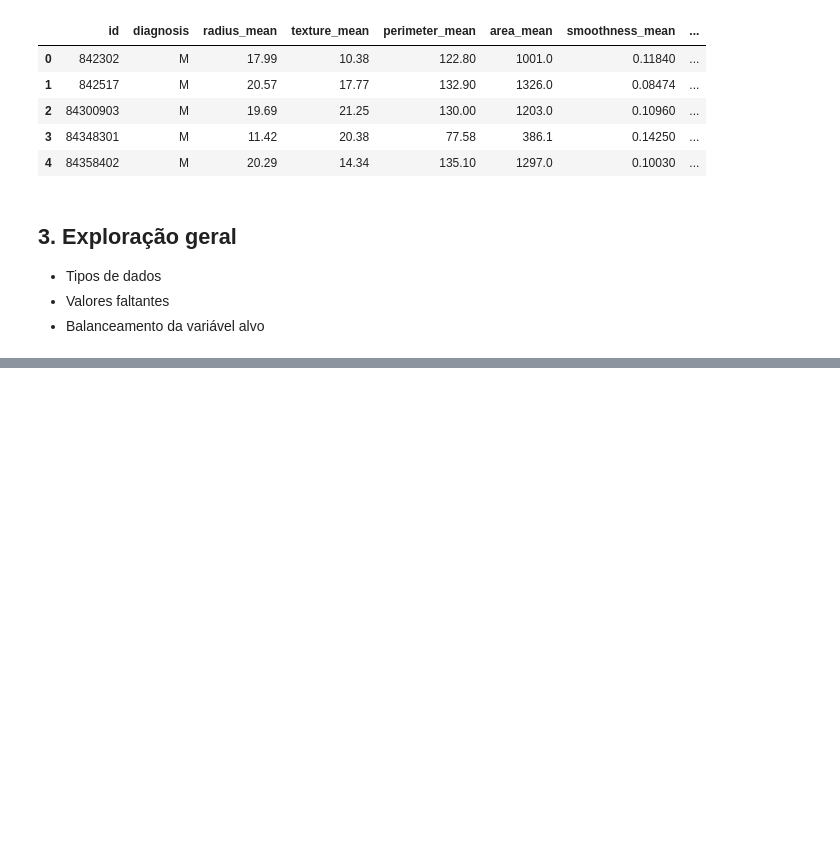
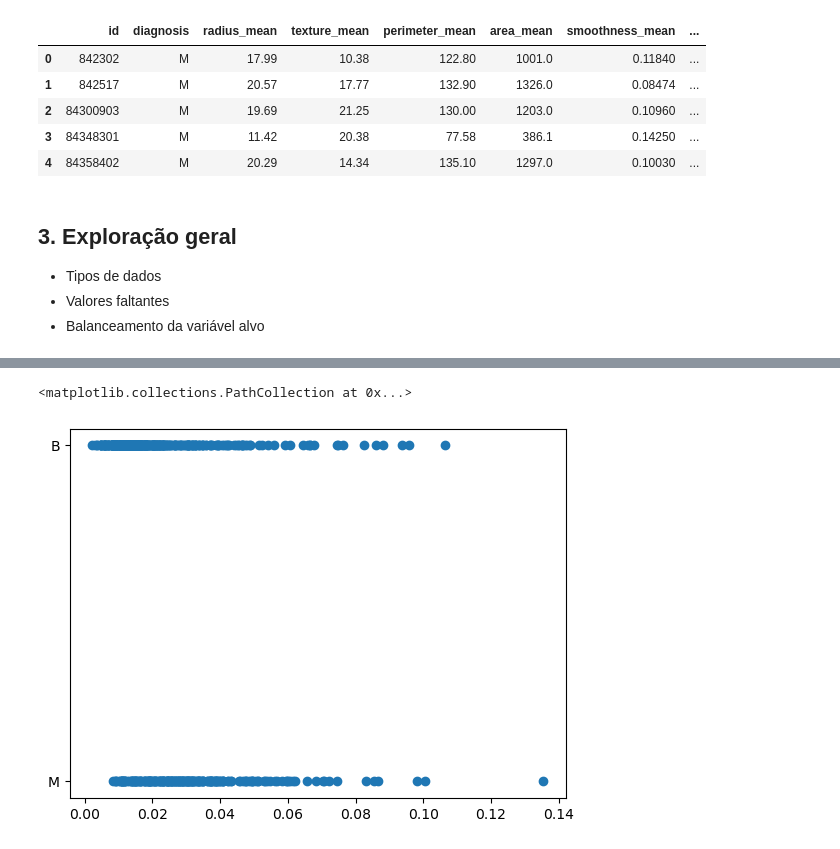
Before and after one commit to ludoteca12/Breast-Cancer-Wisconsin, a Jupyter notebook: notebooks/EDA.ipynb, the cells around one changed output, grey strips where cells are left out. Saved outputs shown, nothing was run; the diff lists cells and outputs as text; code cells hidden in the pictures; blank space fills up the shorter version.

```diff
--- a/notebooks/EDA.ipynb
+++ b/notebooks/EDA.ipynb
@@ -31 +71,10 @@ df.head()
+# %%
+# stardarlising column names
+
+# new
+df['concave_points_worst'] = df['concave points_worst']
+df['concave_points_se'] = df['concave points_se']
+
+#drop
+df = df.drop(columns=['concave points_worst', 'concave points_se'])
 # %% [markdown]
@@ -41,0 +105,5 @@ Escreva em tópicos:
+# %%
+plt.scatter(x='compactness_se', y='diagnosis', data=df)
+# %% [output]
+<matplotlib.collections.PathCollection at 0x...>
+[figure, added]
```
Also changed, not shown: parts of 45 cells of this notebook, 1 other file.
